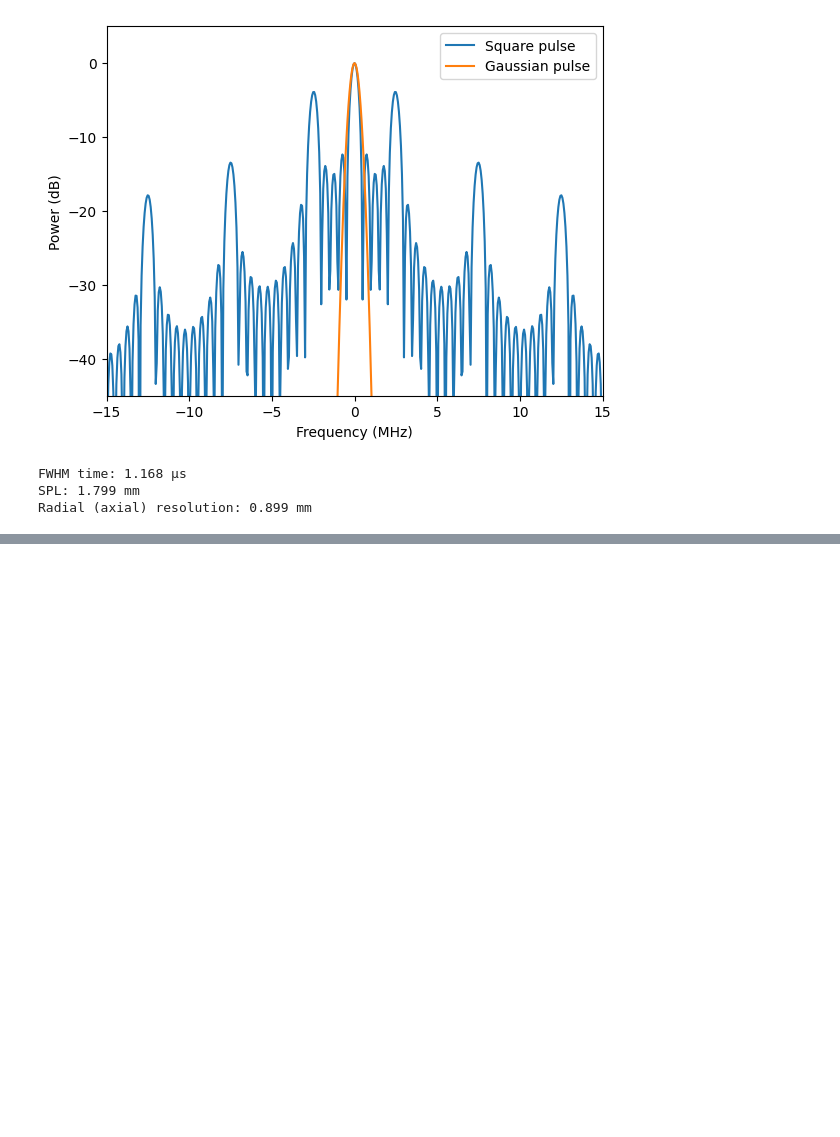
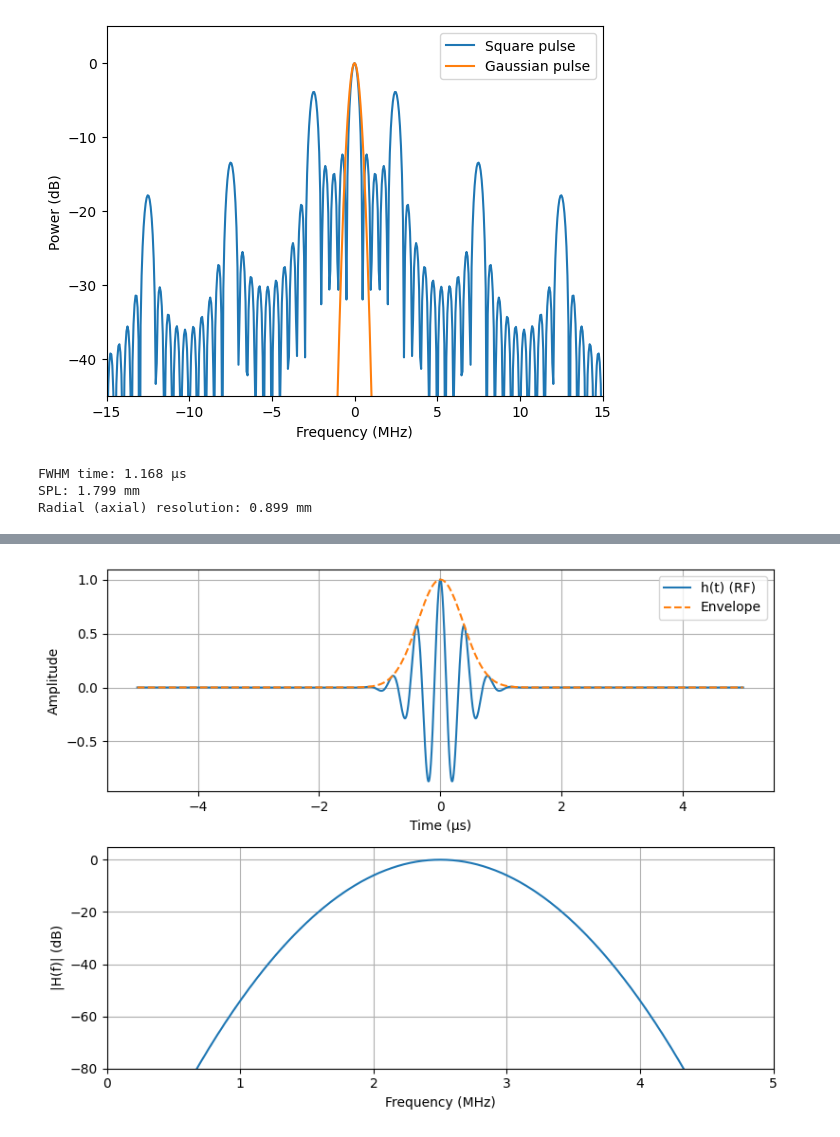
Before and after one commit to Sandermi99/MEDT4165, a Jupyter notebook: Exercise2.ipynb, the cells around one changed output, grey strips where cells are left out. Drawn from its saved outputs; the diff is of its cells as text; code cells hidden in the pictures; blank space fills up the shorter version.

```diff
--- a/Exercise2.ipynb
+++ b/Exercise2.ipynb
@@ -135,0 +153,31 @@ Radial (axial) resolution: 0.899 mm
+# %%
+Nfft = 16384
+f = np.fft.fftshift(np.fft.fftfreq(Nfft, d=1/fs))
+
+H = np.fft.fftshift(np.fft.fft(h_i, Nfft))
+H_mag = np.abs(H)
+H_mag = H_mag / np.max(H_mag)
+H_dB = 20*np.log10(H_mag + 1e-12)
+
+fig, ax = plt.subplots(2, 1, figsize=(8, 6))
+
+# Time-domain impulse response
+ax[0].plot(t_vec*1e6, h_i, label="h(t) (RF)")
+ax[0].plot(t_vec*1e6, h_env, '--', label="Envelope")
+ax[0].set_xlabel("Time (µs)")
+ax[0].set_ylabel("Amplitude")
+ax[0].grid(True)
+ax[0].legend()
+
+# Frequency response magnitude
+ax[1].plot(f/1e6, H_dB)
+ax[1].set_xlabel("Frequency (MHz)")
+ax[1].set_ylabel("|H(f)| (dB)")
+ax[1].set_ylim(-80, 5)
+ax[1].set_xlim(0, 5)
+ax[1].grid(True)
+
+plt.tight_layout()
+plt.show()
+# %% [output]
+[figure, added]
```
Also changed, not shown: parts of 4 cells of this notebook.
